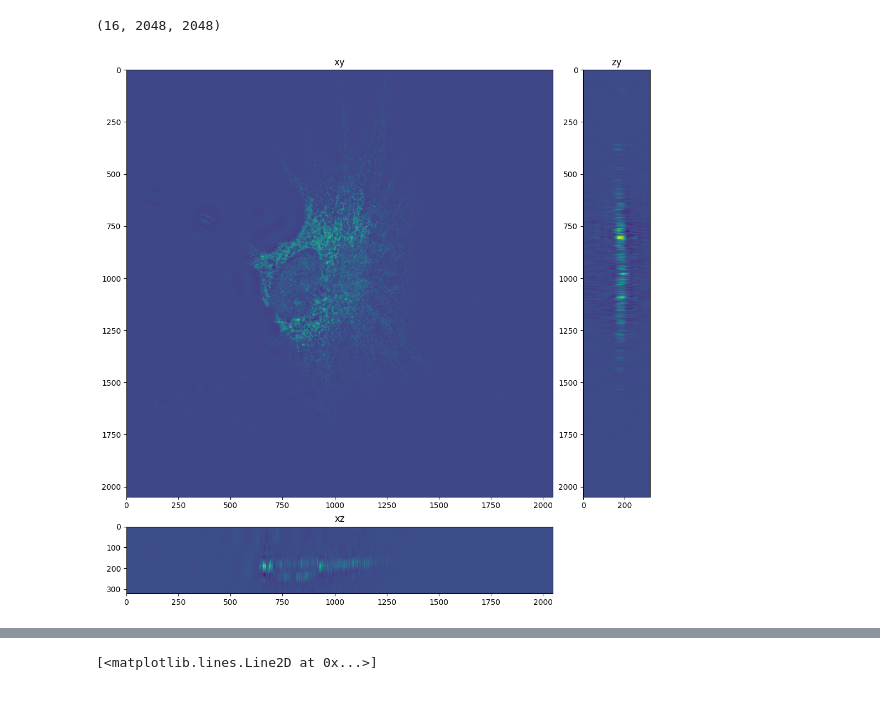
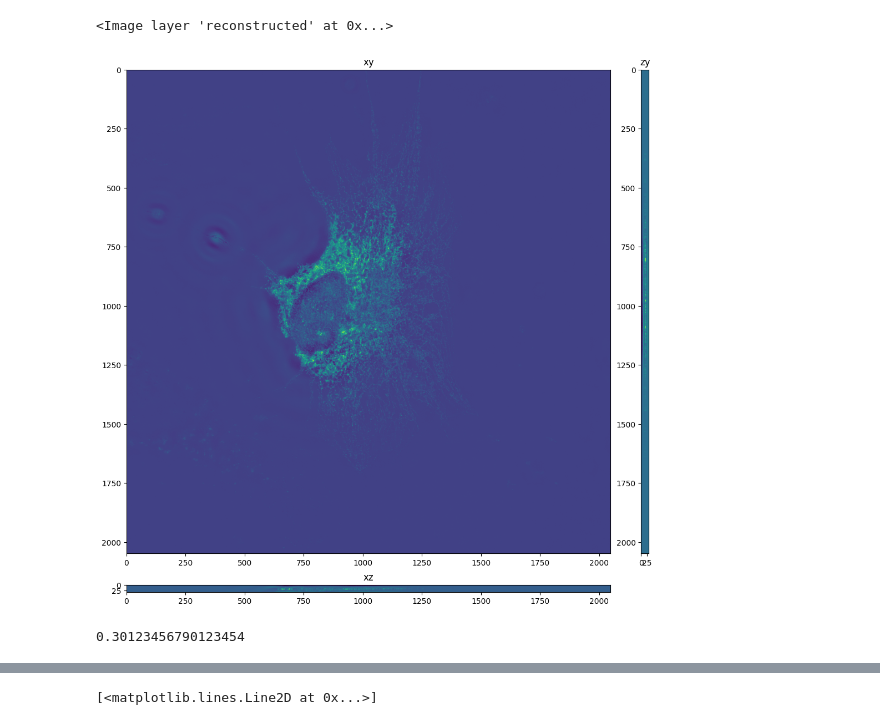
Before and after one commit to True-North-Intelligent-Algorithms/simrecon, a Jupyter notebook: notebooks/analysis/explore_reconstructed.ipynb, the cells around one changed output, grey strips where cells are left out. Cells and saved outputs as stored; diff of their text form; code cells hidden in the pictures.

```diff
--- a/notebooks/analysis/explore_reconstructed.ipynb
+++ b/notebooks/analysis/explore_reconstructed.ipynb
@@ -11,21 +11,32 @@ from simreconpython.separate import apodize_z
 #reconstructed_name = r'D:\Janelia\Data 2024-06-06\Wiener, gammaApo and SupressR parameter testing\488nm comparison Brian\CELL 4 - 1.0W 300ms updated HWPQWP pos_20240503_115909\488 nm 5 phases 0.81 NA React_All Linear SIM_cam1_1_proc488nmLinOTF0_gApo_0.3_supR_10_w_0.001.mrc'
 #reconstructed_name = r'D:\Janelia\Data 2024-06-12\data\561nm WF correlation image 2_20240521_162301\560 nm 655 40 filter 5 phases 0.81 NA React_All Linear SIM_cam1_1_proc_560 201909_19-20_best_gApo_0.2_supR_1.5_w_0.001_tile64_pad32.mrc'
 #reconstructed_name = r'D:\Janelia\Data For Brian\Cryo-SIM Scope #2 Data (James System)\Not Anti-reflection coated\Successful samples\CELL 4 - 1.0W 300ms updated HWPQWP\488 nm 5 phases 0.81 NA React_All Linear SIM_cam1_1_proc_OTF_bead_8_tile64_pad32.mrc'
-reconstructed_name = r'D:\Janelia\Data 2024-06-30\488cm cell 5 good signal_20240627_131236  Fail\488 nm 5 phases 0.81 NA React_All Linear SIM_cam1_1_proc_gApo_0.3_supR_10_w_0.001_wl_488_488nmLinOTF0_mask.mrc'
+#reconstructed_name = r'D:\Janelia\Data 2024-06-30\488cm cell 5 good signal_20240627_131236  Fail\488 nm 5 phases 0.81 NA React_All Linear SIM_cam1_1_proc_gApo_0.3_supR_10_w_0.001_wl_488_488nmLinOTF0_mask.mrc'
 #reconstructed_name = r'D:\Janelia\Data 2024-06-06\Wiener, gammaApo and SupressR parameter testing\488nm comparison Brian\CELL 4 - 1.0W 300ms updated HWPQWP pos_20240503_115909\488 nm 5 phases 0.81 NA React_All Linear SIM_cam1_1_proc_modified_PSF.mrc'
 #reconstructed_name = r'D:\Janelia\Data 2024-06-06\Wiener, gammaApo and SupressR parameter testing\488nm comparison Brian\archive\488 nm 5 phases 0.81 NA React_All Linear SIM_cam1_1_proc_modified_PSF.mrc'
+reconstructed_name = r"D:\Janelia\Data 2024-06-12\rois_1\roi_128_from_c_model2.mrc"
+reconstructed_name = r"D:\Janelia\Data 2024-06-06\Wiener, gammaApo and SupressR parameter testing\488nm comparison Brian\CELL 4 - 1.0W 300ms updated HWPQWP pos_20240503_115909\488 nm 5 phases 0.81 NA React_All Linear SIM_cam1_1_proc_gApo_0.3_supR_10_w_0.1_wl_488_bnPSF4_model.mrc"
+reconstructed_name = r"D:\Janelia\Data 2024-06-12\parameter_testing_july15\560 nm 655 40 filter 5 phases 0.81 NA React_All Linear SIM_cam1_1_proc_gApo_0.2_supR_1.0_w_0.001_wl_561_560 201909_19-20_best_t_64_32_tile64_pad32.mrc"
+
+reconstructed_name = r"C:\Users\bnort\work\Janelia\code\cudasirecon\test_data2\out5.mrc"
 reconstructed_mrc = Mrc.Mrc(reconstructed_name)
 reconstructed = reconstructed_mrc.data
-# %%
-reconstructed.shape
-# %% [output]
-(16, 2048, 2048)
+# %%
+import napari
+viewer = napari.Viewer()
+viewer.add_image(reconstructed, name='reconstructed')
+# %% [output]
+<Image layer 'reconstructed' at 0x...>
 # %%
-fig = show_xyz_slice_center(reconstructed, sxy=1, sz=20)
+fig = show_xyz_slice_center(reconstructed, sxy=1, sz=2)
 #fft = centered_fft_magnitude(reconstructed, True)
 #fig = show_xyz_slice(fft, fft.shape[2]//2, fft.shape[1]//2, fft.shape[0]//2, sxy=1, sz=20)
 # %% [output]
-[figure, old version]
+[figure, new version]
+# %%
+((488/1000)/2/0.81)
+# %% [output]
+0.30123456790123454
 # %%
 import numpy as np
 
```
Also changed, not shown: parts of 1 cell of this notebook, 35 other files.
